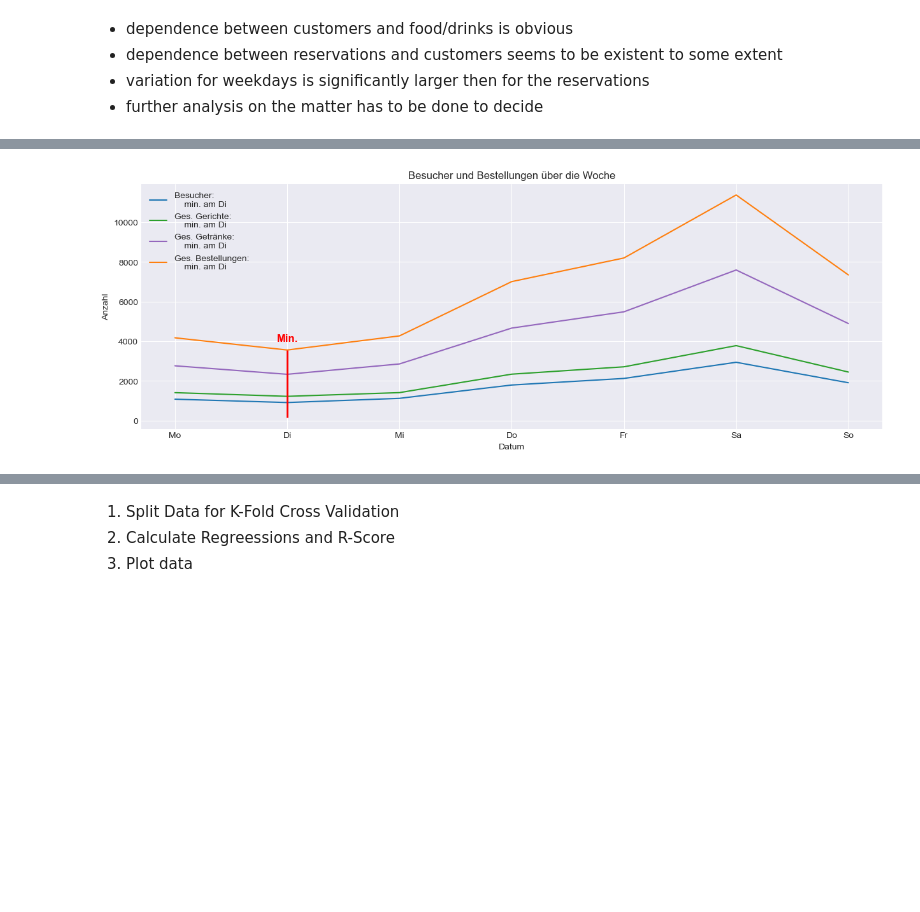
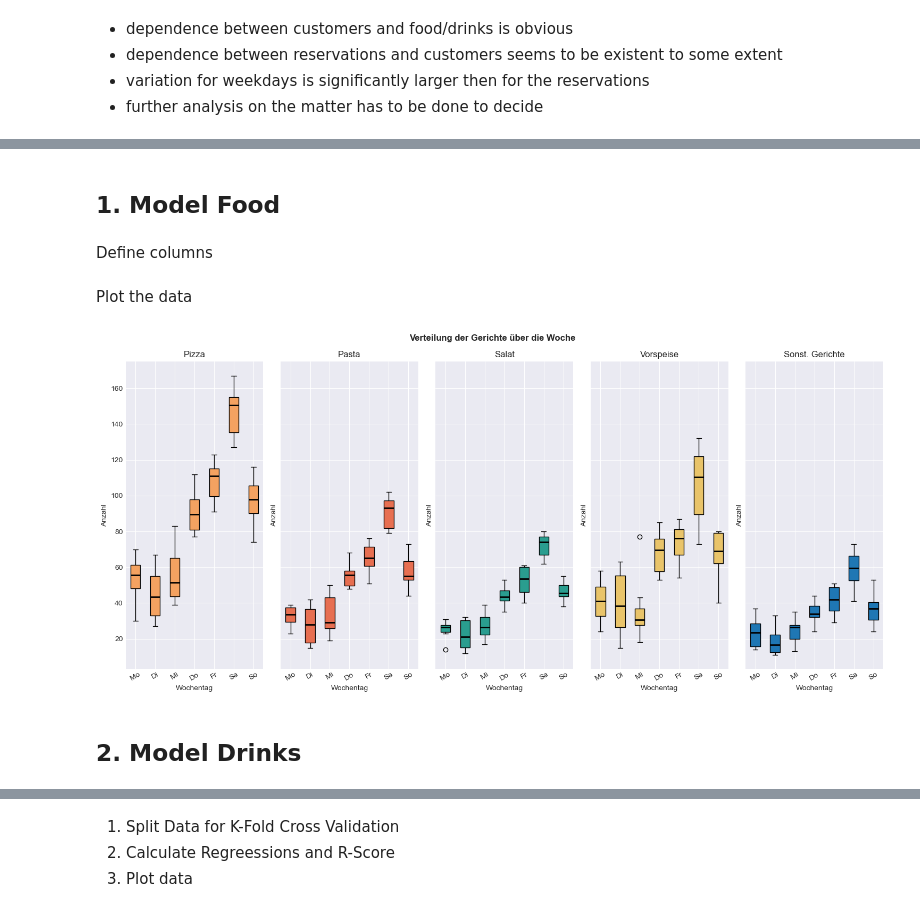
Before and after one commit to xjannis1x/master_ai, a Jupyter notebook: programming_in_python/exam/aufgabe2.ipynb, the cells around one changed output, grey strips where cells are left out. Drawn from its saved outputs; the diff is of its cells as text; code cells hidden in the pictures; blank space fills up the shorter version.

```diff
--- a/programming_in_python/exam/aufgabe2.ipynb
+++ b/programming_in_python/exam/aufgabe2.ipynb
@@ -294,28 +410,22 @@ Tuesday should be closing day.
-# %%
-# create figure
-fig, ax = plt.subplots(figsize=(15, 5))
-
-# plot data
-for c_name in  ['Besucher', 'Ges. Gerichte', 'Ges. Getränke', 'Ges. Bestellungen']:
-    ax.plot(food_n_drinks_wd.index, food_n_drinks_wd[c_name], color=colors_wd[c_name], label=f'{c_name}:\n    min. am {mins_wd_day[c_name]}')
-
-# vertical line on tuesday
-x_pos = 'Di'
-y_min = mins_wd_values.min()
-y_max = mins_wd_values.max()
-
-ax.vlines(x=x_pos, ymin=y_min, ymax=y_max, color='red', linewidth=2)
-ax.text(x_pos, 4000, "Min.", color="red", fontsize=12, ha='center', fontweight="bold")
-
-
-# set axis labels
-ax.set_xlabel('Datum')
-ax.set_ylabel('Anzahl')
-
-# set title and legend
-ax.set_title('Besucher und Bestellungen über die Woche')
-ax.legend(loc='upper left');
-
-plt.show()
-# %% [output]
-[figure, old version]
+# %% [markdown]
+## 1. Model Food
+# %% [markdown]
+Define columns
+# %%
+food_cols = ['Pizza', 'Pasta', 'Salat', 'Vorspeise', 'Sonst. Gerichte']
+# %% [markdown]
+Plot the data
+# %%
+fig, axes = plt.subplots(1, 5, figsize=(15, 7), sharey=True)
+
+# plot each food
+for ax, c_name in zip(axes, food_cols):
+    create_box_subplots(ax, food, c_name)
+
+plt.suptitle("Verteilung der Gerichte über die Woche", weight='bold')
+
+plt.tight_layout()
+# %% [output]
+[figure, added]
+# %% [markdown]
+## 2. Model Drinks
```
Also changed, not shown: parts of 85 cells of this notebook.
